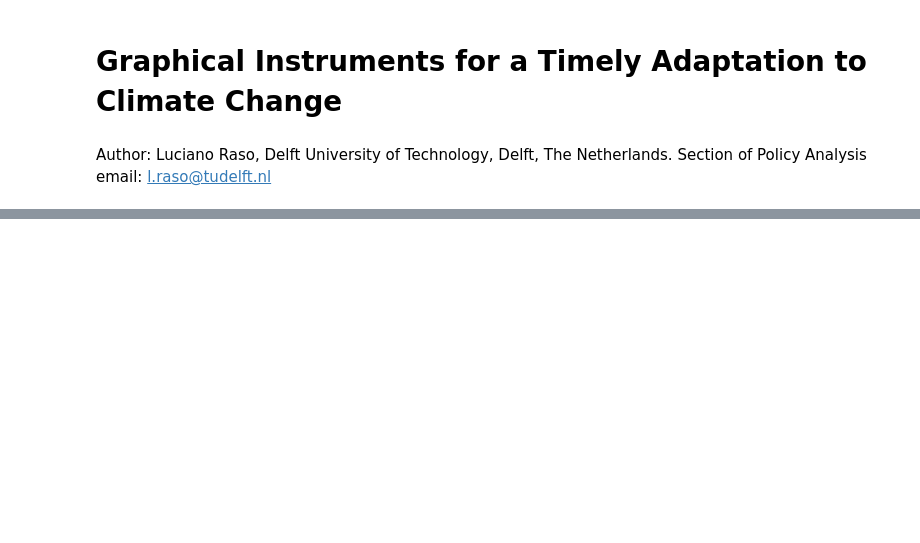
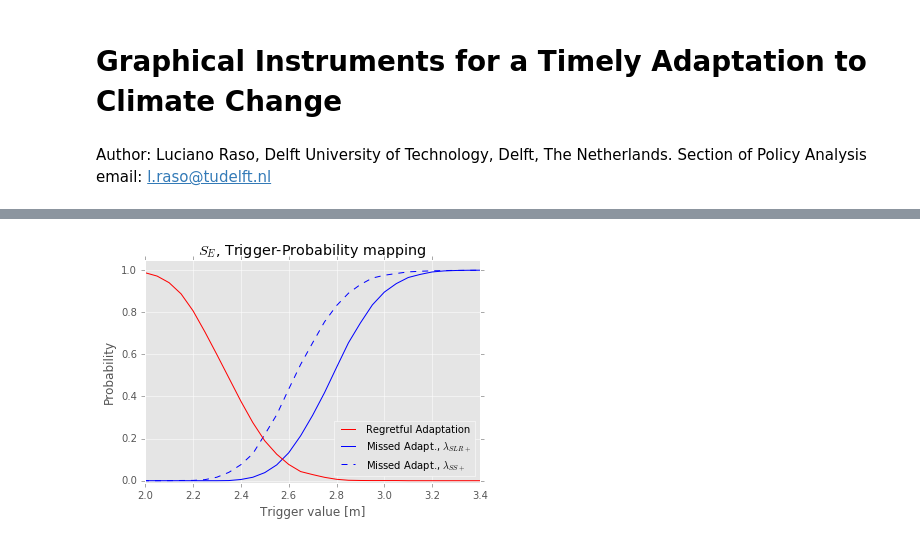
Before and after one commit to luciofaso/Monitoring_DAP, a Jupyter notebook: 2_Afsluitdijk/Adaptive_Afsluitdijk.ipynb, the cells around one changed output, grey strips where cells are left out. Cells and saved outputs as stored; diff of their text form; code cells hidden in the pictures; blank space fills up the shorter version.

```diff
--- a/2_Afsluitdijk/Adaptive_Afsluitdijk.ipynb
+++ b/2_Afsluitdijk/Adaptive_Afsluitdijk.ipynb
@@ -342,7 +334,3 @@ for lambda_id in S_SS.P_S_lambda:
 # %%
 ### $S_{SS}$
 SS_T_PS={}
-# %%
-S_SS_range=arange(1.3,3.6,0.05)
-SS_T_PS['SLR_plus']=T_PS(S_SS_est['lambda_CA'],S_SS_est['SLR_plus'],S_SS_range)
-SS_T_PS['SS_plus']=T_PS(S_SS_est['lambda_CA'],S_SS_est['SS_plus'],S_SS_range)
@@ -441,2 +336,0 @@ plt.show()
-# %%
-plt.style.use('ggplot')
@@ -529,3 +336,0 @@ plt.show()
-# %%
-SS_T_PS['SLR_minus']=T_PS(S_SS_est['lambda_CA'],S_SS_est['SLR_minus'],S_SS_range)
-SS_T_PS['SS_minus']=T_PS(S_SS_est['lambda_CA'],S_SS_est['SS_minus'],S_SS_range)
@@ -648,0 +337,28 @@ plt.show()
+# %%
+S_SS_range=np.arange(1.3,3.6,0.05)
+SS_T_PS['SLR_plus']=T_P(S_SS_est['lambda_CA'],S_SS_est['SLR_plus'],S_SS_range)
+SS_T_PS['SS_plus']=T_P(S_SS_est['lambda_CA'],S_SS_est['SS_plus'],S_SS_range)
+# %%
+# plotting
+fig, ax = plt.subplots()
+a,=plt.plot(SS_T_PS['SLR_plus']['power'],color='b',label='Missed Adapt., $\lambda_{SLR+}$')
+b,=plt.plot(SS_T_PS['SS_plus']['power'],color='b',linestyle='--',label='Missed Adapt., $\lambda_{SS+}$')
+c,=plt.plot(SS_T_PS['SLR_plus']['significance'],color='r',label='Regretful Adaptation')
+
+band=False
+if band:
+    ax.fill_between(SS_T_PS['SLR_plus']['power'].index,
+                SS_T_PS['SLR_plus']['power'].values.astype(np.float64),
+                SS_T_PS['SS_plus']['power'].values.astype(np.float64),
+                color='blue',label='Power',alpha=0.1)
+
+plt.legend(handles=[c,a,b],bbox_to_anchor=(1, 0.3),fontsize=10)
+
+T_P_specifics(S_SS)
+#add_legend('$\lambda_{SLR+}$','$\lambda_{SS+}$')
+plt.xlim([2,3.4])
+#plt.savefig("../Figures/Afsluitdijk/S_E.pdf")
+plt.ylabel('Probability')
+plt.show()
+# %% [output]
+[figure, added]
```
Also changed, not shown: parts of 95 cells of this notebook, 2 other files.
